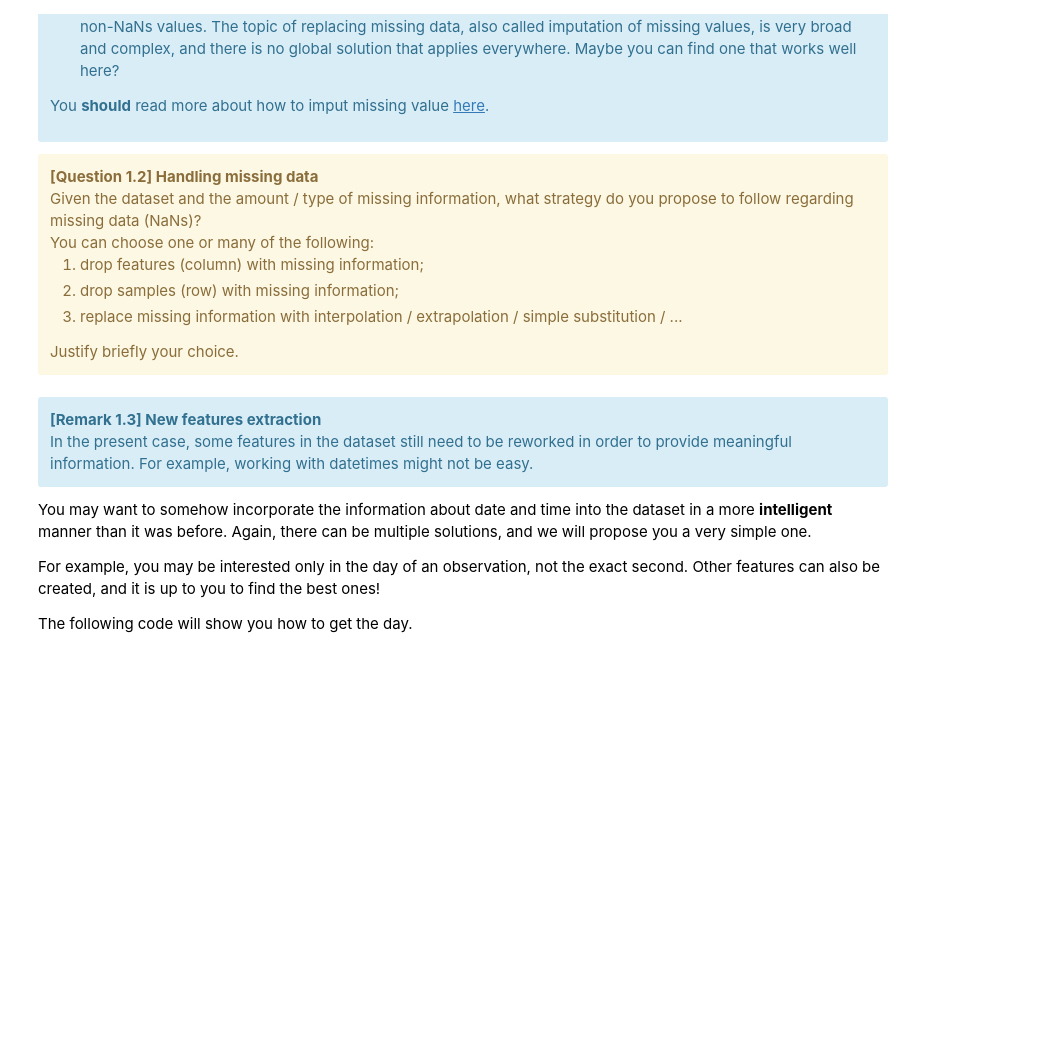
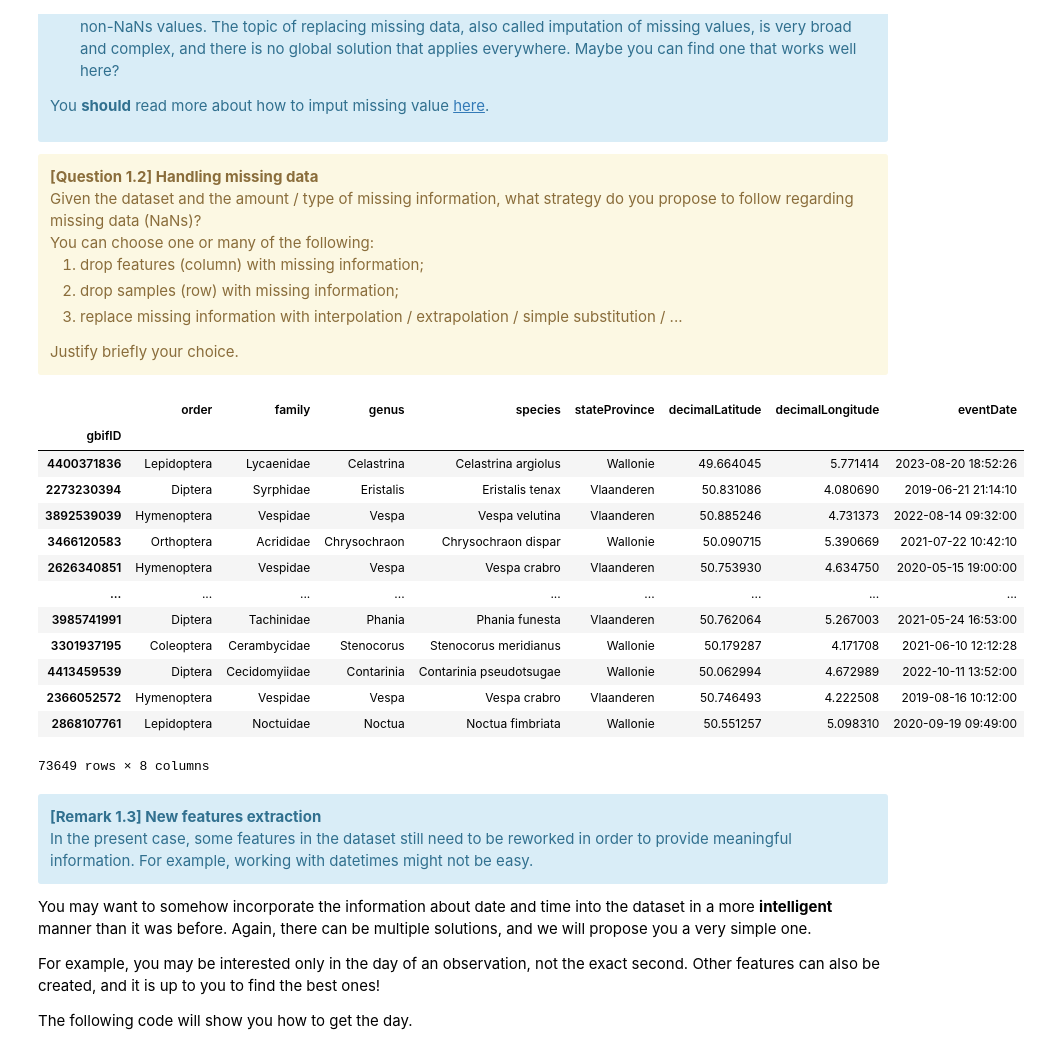
Before and after one commit to Mathis003/LEPL1109-Hackathons, a Jupyter notebook: Hackathon_3/Hackathon03-Clustering_Student.ipynb, the cells around one changed output. Saved outputs shown, nothing was run; the diff lists cells and outputs as text; code cells hidden in the pictures; blank space fills up the shorter version.

```diff
--- a/Hackathon_3/Hackathon03-Clustering_Student.ipynb
+++ b/Hackathon_3/Hackathon03-Clustering_Student.ipynb
@@ -324,33 +419,64 @@ Feel free to modify the code.
 
 drop_rows = [
     # Fill the list here or leave empty
 ]
 # set `drop_rows = None` to check for all rows
 # set `drop_rows = []` to check for no rows
 
 drop_cols = [
     # Fill the list here or leave empty
 ]
 # set `drop_cols = df.columns` to select all columns
 # set `drop_rows = []` to select no column
 
 # Fill special substitution here (e.g., every NaN becomes an empty string "")
 
+
+from sklearn.impute import SimpleImputer
+
+imputer_mode = SimpleImputer(missing_values=np.nan, strategy='most_frequent')
+data_taxonomic = df[['stateProvince']]
+data_taxonomic_imputed  = pd.DataFrame(imputer_mode.fit_transform(data_taxonomic), columns=data_taxonomic.columns)
+
+df['stateProvince'] = data_taxonomic_imputed['stateProvince'].values
+
+
+imputer = SimpleImputer(missing_values=np.nan, strategy='most_frequent')
+data_taxonomic = df[['genus', 'species', 'family', 'order']] # 'decimalLatitude', 'decimalLongitude' ?
+data_taxonomic_imputed = pd.DataFrame(imputer.fit_transform(data_taxonomic), columns=data_taxonomic.columns)
+
+df[['genus', 'species']] = data_taxonomic_imputed[['genus', 'species']].values
+
 #########################################################################################################
 # End : Student version
 #########################################################################################################
 
 
 df.dropna(
     axis=0, subset=drop_rows, inplace=True
 )  # Drop rows with NaN in any of the mentionned columns
 
 for col in drop_cols:
     # For each mentionned column, drop it if it contains `any` NaN
     if df[col].isnull().values.any():
         df.drop(col, axis=1, inplace=True)
 
 df
+# %% [output]
+|  | order | family | genus | species | stateProvince | decimalLatitude | decimalLongitude | eventDate |
+| gbifID |  |  |  |  |  |  |  |  |
+| 4400371836 | Lepidoptera | Lycaenidae | Celastrina | Celastrina argiolus | Wallonie | 49.664045 | 5.771414 | 2023-08-20 18:52:26 |
+| 2273230394 | Diptera | Syrphidae | Eristalis | Eristalis tenax | Vlaanderen | 50.831086 | 4.080690 | 2019-06-21 21:14:10 |
+| 3892539039 | Hymenoptera | Vespidae | Vespa | Vespa velutina | Vlaanderen | 50.885246 | 4.731373 | 2022-08-14 09:32:00 |
+| 3466120583 | Orthoptera | Acrididae | Chrysochraon | Chrysochraon dispar | Wallonie | 50.090715 | 5.390669 | 2021-07-22 10:42:10 |
+| 2626340851 | Hymenoptera | Vespidae | Vespa | Vespa crabro | Vlaanderen | 50.753930 | 4.634750 | 2020-05-15 19:00:00 |
+| ... | ... | ... | ... | ... | ... | ... | ... | ... |
+| 3985741991 | Diptera | Tachinidae | Phania | Phania funesta | Vlaanderen | 50.762064 | 5.267003 | 2021-05-24 16:53:00 |
+| 3301937195 | Coleoptera | Cerambycidae | Stenocorus | Stenocorus meridianus | Wallonie | 50.179287 | 4.171708 | 2021-06-10 12:12:28 |
+| 4413459539 | Diptera | Cecidomyiidae | Contarinia | Contarinia pseudotsugae | Wallonie | 50.062994 | 4.672989 | 2022-10-11 13:52:00 |
+| 2366052572 | Hymenoptera | Vespidae | Vespa | Vespa crabro | Vlaanderen | 50.746493 | 4.222508 | 2019-08-16 10:12:00 |
+| 2868107761 | Lepidoptera | Noctuidae | Noctua | Noctua fimbriata | Wallonie | 50.551257 | 5.098310 | 2020-09-19 09:49:00 |
+73649 rows × 8 columns
 # %% [markdown]
 <div class="alert alert-info">
 <b>[Remark 1.3] New features extraction</b> <br>
```
Also changed, not shown: parts of 9 cells of this notebook, 1 other file.
